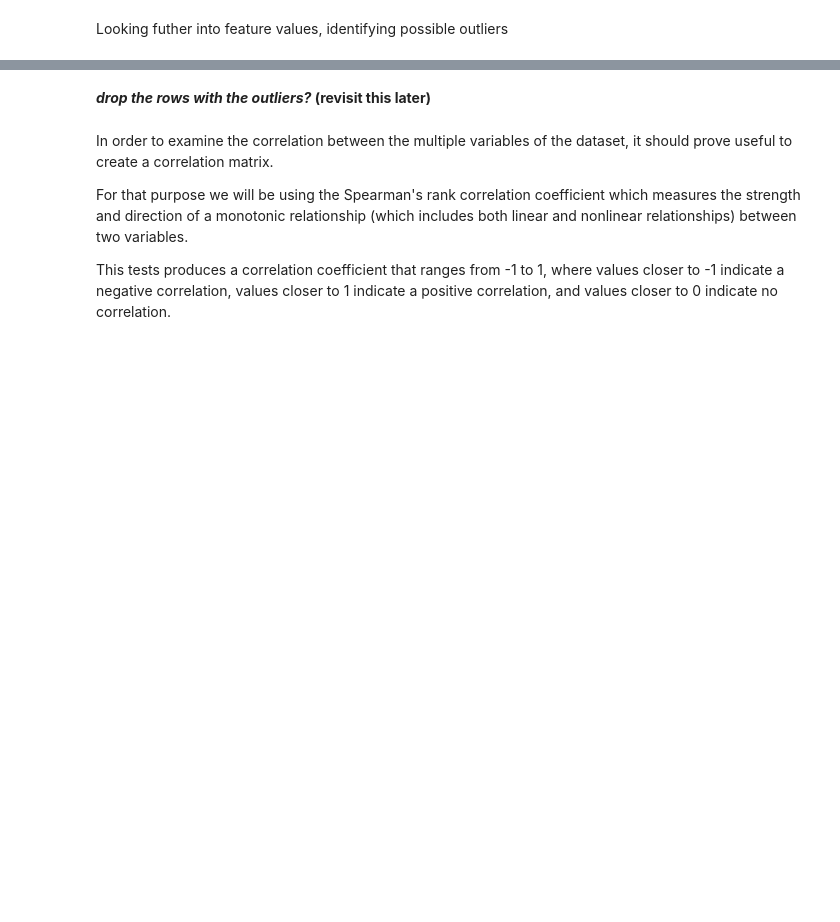
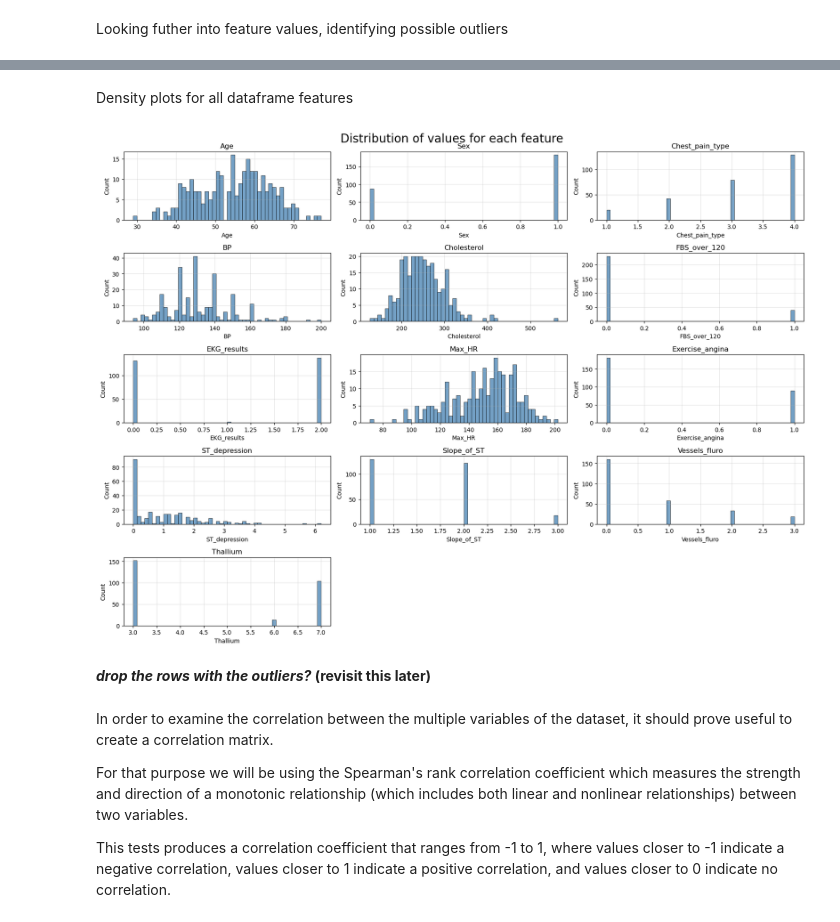
Before and after one commit to SyNikolai/HeartDiseaseML, a Jupyter notebook: heartdisease.ipynb, the cells around one changed output, grey strips where cells are left out. Saved outputs shown, nothing was run; the diff lists cells and outputs as text; code cells hidden in the pictures; blank space fills up the shorter version.

```diff
--- a/heartdisease.ipynb
+++ b/heartdisease.ipynb
@@ -220,3 +230,37 @@ plt.show()
+# %% [markdown]
+Density plots for all dataframe features
+# %%
+# Create a new dataframe with all the features except the target feature
+data = df.loc[:, ~df.columns.isin(["Heart_Disease"])]
+
+# Find the number of variables in the dataframe
+num_vars =  len(data.columns)
+
+# Calculate the number of rows and columns needed for the grid of subplots
+num_rows = (num_vars // 2) + (num_vars % 2)
+num_cols = 3
+
+# Grid of subplots
+fig, axes = plt.subplots(nrows=num_rows, ncols=num_cols, figsize=(17, 17))
+
+# Flatten the 2D array of axes into a 1D array
+axes = axes.flatten()
+
+# Loop through each variable and plot a density curve on a different subplot
+for i, col in enumerate(data.columns):
+    sns.histplot(data[col], bins=50, ax=axes[i], color="steelblue")
+    axes[i].set_title(col)
+    axes[i].grid(alpha=0.35)
+
+# Remove any extra subplots from the grid
+for j in range(num_vars, num_rows * num_cols):
+    fig.delaxes(axes[j])
+
+plt.suptitle("Distribution of values for each feature", fontsize=20)
+plt.tight_layout()
+plt.show()
+# %% [output]
+[figure, added]
 # %% [markdown]
 **_drop the rows with the outliers?_ (revisit this later)**
 # %% [markdown]
```
Also changed, not shown: parts of 5 cells of this notebook.
